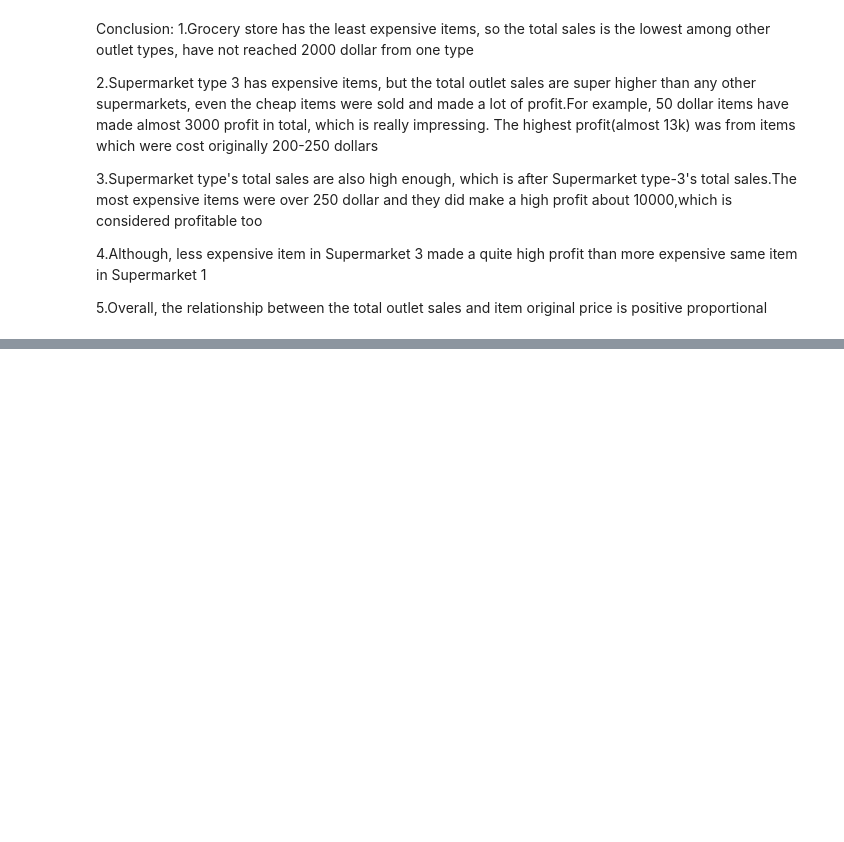
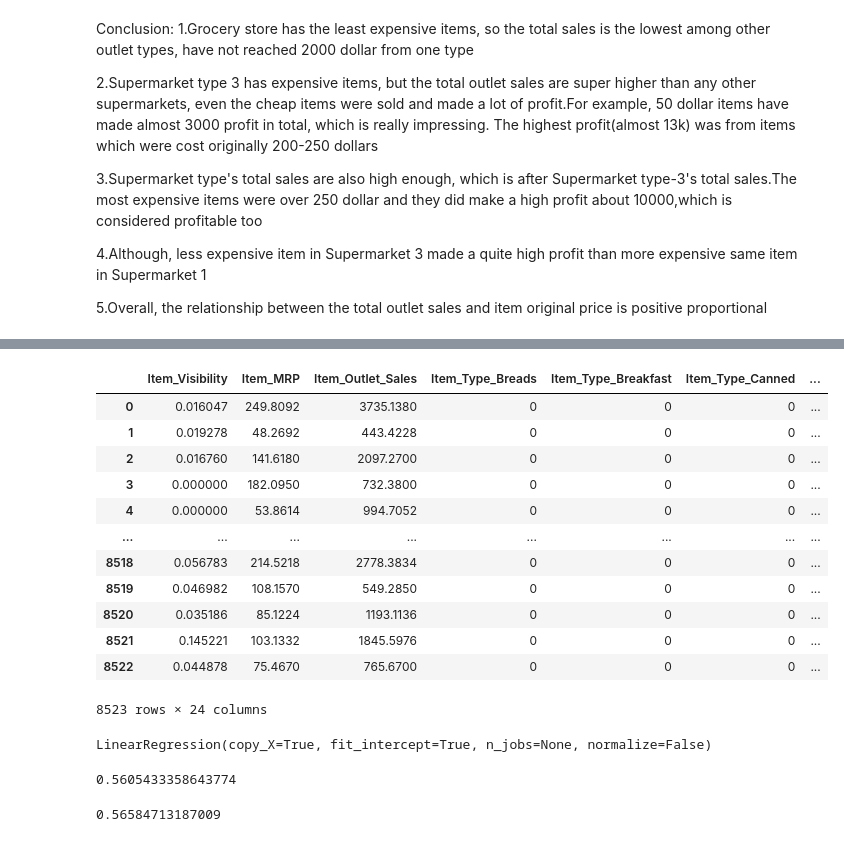
Before and after one commit to altynbektilepbergenov/Food-Sales-predictions, a Jupyter notebook: Sales_predictions.ipynb, the cells around one changed output, grey strips where cells are left out. Saved outputs shown, nothing was run; the diff lists cells and outputs as text; code cells hidden in the pictures; blank space fills up the shorter version.

```diff
--- a/Sales_predictions.ipynb
+++ b/Sales_predictions.ipynb
@@ -579,0 +624,17 @@ Conclusion:
+# %%
+df.drop(columns=['Item_Identifier', 'Outlet_Identifier','Outlet_Establishment_Year'],inplace=True)
+df
+# %% [output]
+|  | Item_Visibility | Item_MRP | Item_Outlet_Sales | Item_Type_Breads | Item_Type_Breakfast | Item_Type_Canned | ... |
+| 0 | 0.016047 | 249.8092 | 3735.1380 | 0 | 0 | 0 | ... |
+| 1 | 0.019278 | 48.2692 | 443.4228 | 0 | 0 | 0 | ... |
+| 2 | 0.016760 | 141.6180 | 2097.2700 | 0 | 0 | 0 | ... |
+| 3 | 0.000000 | 182.0950 | 732.3800 | 0 | 0 | 0 | ... |
+| 4 | 0.000000 | 53.8614 | 994.7052 | 0 | 0 | 0 | ... |
+| ... | ... | ... | ... | ... | ... | ... | ... |
+| 8518 | 0.056783 | 214.5218 | 2778.3834 | 0 | 0 | 0 | ... |
+| 8519 | 0.046982 | 108.1570 | 549.2850 | 0 | 0 | 0 | ... |
+| 8520 | 0.035186 | 85.1224 | 1193.1136 | 0 | 0 | 0 | ... |
+| 8521 | 0.145221 | 103.1332 | 1845.5976 | 0 | 0 | 0 | ... |
+| 8522 | 0.044878 | 75.4670 | 765.6700 | 0 | 0 | 0 | ... |
+8523 rows × 24 columns
@@ -579,0 +648,16 @@ Conclusion:
+# %%
+from sklearn.linear_model import LinearRegression
+reg = LinearRegression()
+reg.fit(X_train,y_train)
+# %% [output]
+LinearRegression(copy_X=True, fit_intercept=True, n_jobs=None, normalize=False)
+# %%
+train_score = reg.score(X_train, y_train)
+print(train_score)
+# %% [output]
+0.5605433358643774
+# %%
+test_score = reg.score(X_test, y_test)
+print(test_score)
+# %% [output]
+0.56584713187009
```
Also changed, not shown: parts of 26 cells of this notebook.
